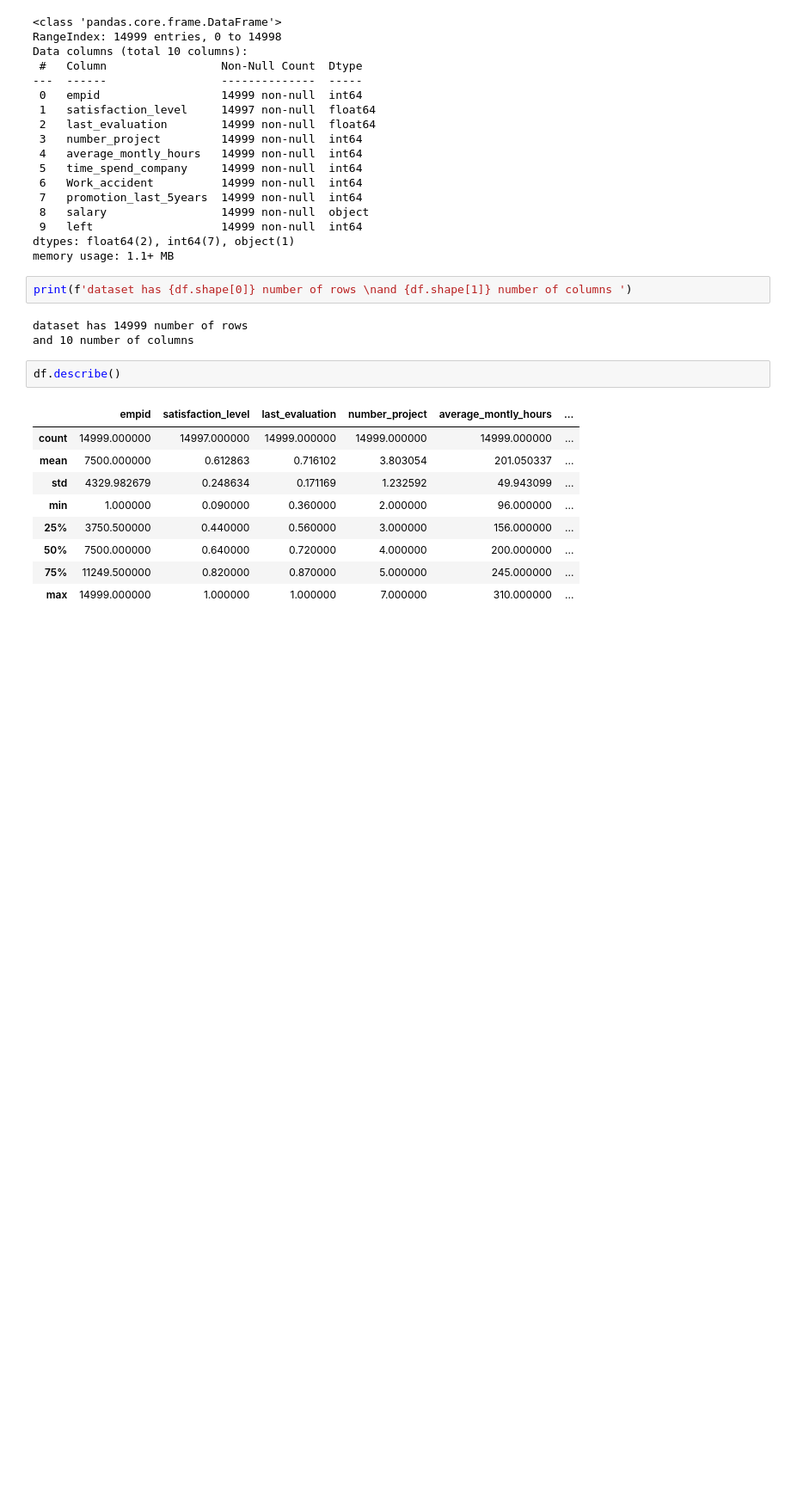
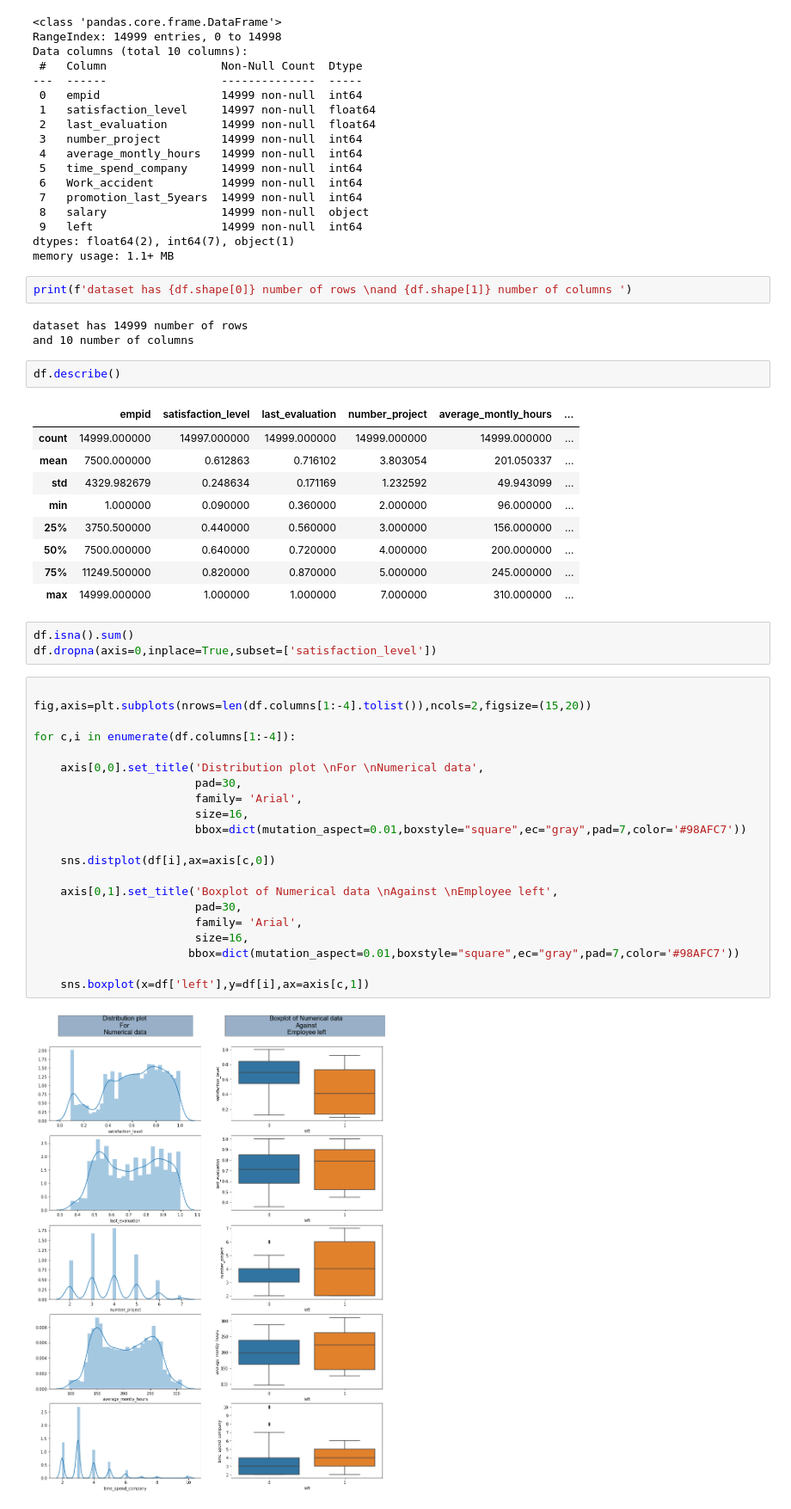
Before and after one commit to RituparnaSharma/End-to-end-machine-learning-project, a Jupyter notebook: model/model 1 notebook.ipynb, the cells around one changed output. Shown at 86% size. Saved outputs shown, nothing was run; the diff lists cells and outputs as text; blank space fills up the shorter version.

```diff
--- a/model/model 1 notebook.ipynb
+++ b/model/model 1 notebook.ipynb
@@ -44,3 +53,29 @@ df.describe()
 | 50% | 7500.000000 | 0.640000 | 0.720000 | 4.000000 | 200.000000 | ... |
 | 75% | 11249.500000 | 0.820000 | 0.870000 | 5.000000 | 245.000000 | ... |
 | max | 14999.000000 | 1.000000 | 1.000000 | 7.000000 | 310.000000 | ... |
+# %%
+df.isna().sum()
+df.dropna(axis=0,inplace=True,subset=['satisfaction_level'])
+# %%
+
+fig,axis=plt.subplots(nrows=len(df.columns[1:-4].tolist()),ncols=2,figsize=(15,20))
+
+for c,i in enumerate(df.columns[1:-4]):
+
+    axis[0,0].set_title('Distribution plot \nFor \nNumerical data',
+                        pad=30,
+                        family= 'Arial',
+                        size=16,
+                        bbox=dict(mutation_aspect=0.01,boxstyle="square",ec="gray",pad=7,color='#98AFC7'))
+
+    sns.distplot(df[i],ax=axis[c,0])
+
+    axis[0,1].set_title('Boxplot of Numerical data \nAgainst \nEmployee left',
+                        pad=30,
+                        family= 'Arial',
+                        size=16,
+                       bbox=dict(mutation_aspect=0.01,boxstyle="square",ec="gray",pad=7,color='#98AFC7'))
+
+    sns.boxplot(x=df['left'],y=df[i],ax=axis[c,1])
+# %% [output]
+[figure, added]
```
Also changed, not shown: parts of 2 cells of this notebook.
